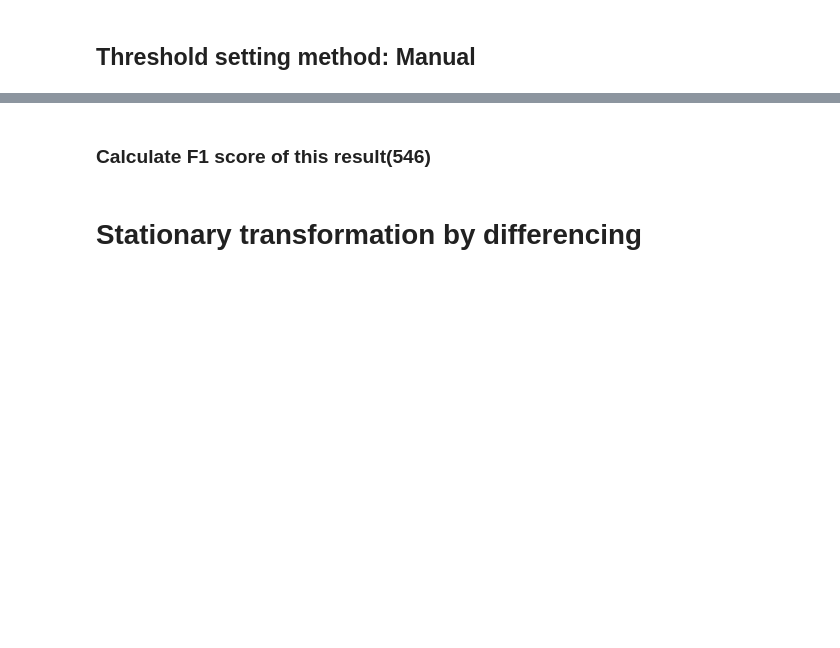
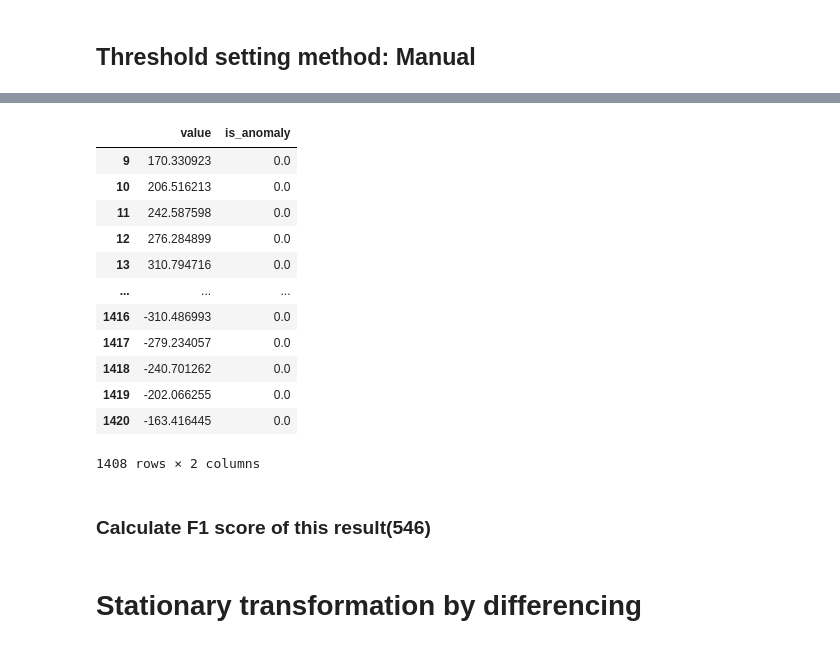
Before and after one commit to mehrotrasan16/time-series-anomaly-detection-methods, a Jupyter notebook: code/Moving Average Time Series Models.ipynb, the cells around one changed output, grey strips where cells are left out. Saved outputs shown, nothing was run; the diff lists cells and outputs as text; code cells hidden in the pictures; blank space fills up the shorter version.

```diff
--- a/code/Moving Average Time Series Models.ipynb
+++ b/code/Moving Average Time Series Models.ipynb
@@ -213,8 +182,8 @@ Outliers:
 # %% [markdown]
 ## Threshold setting method: Manual
 # %%
-manual_threshold = 500
-outliers = rolling_mean[rolling_mean.value > manual_threshold]
+manual_threshold = 1200
+outliers = rolling_mean[df.value > rolling_mean.value + manual_threshold]
 print(f"File: {all_csv[0]}")
 print("threshold: 500")
 print("Outliers:")
@@ -239,0 +211,2 @@ Outliers:
+# %%
+not_outliers = rolling_mean[df.value <= rolling_mean.value + manual_threshold]
@@ -240,2 +215,20 @@ Outliers:
+# %%
+not_outliers = not_outliers.drop_duplicates()
+# %%
+not_outliers
+# %% [output]
+|  | value | is_anomaly |
+| 9 | 170.330923 | 0.0 |
+| 10 | 206.516213 | 0.0 |
+| 11 | 242.587598 | 0.0 |
+| 12 | 276.284899 | 0.0 |
+| 13 | 310.794716 | 0.0 |
+| ... | ... | ... |
+| 1416 | -310.486993 | 0.0 |
+| 1417 | -279.234057 | 0.0 |
+| 1418 | -240.701262 | 0.0 |
+| 1419 | -202.066255 | 0.0 |
+| 1420 | -163.416445 | 0.0 |
+1408 rows × 2 columns
 # %% [markdown]
 ### Calculate F1 score of this result(546)
```
Also changed, not shown: parts of 21 cells of this notebook, 4 other files.
